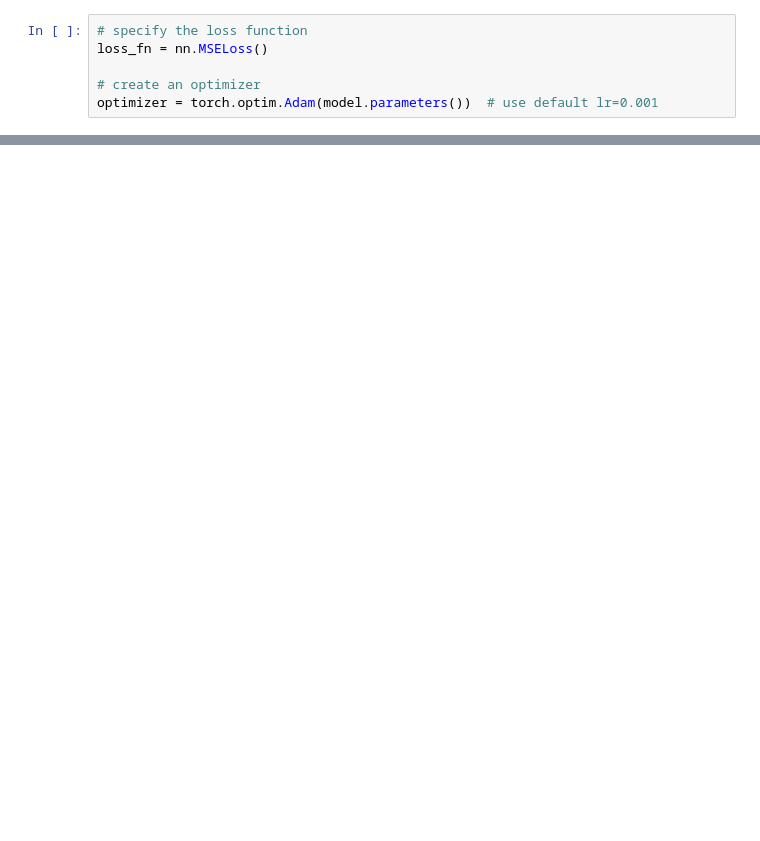
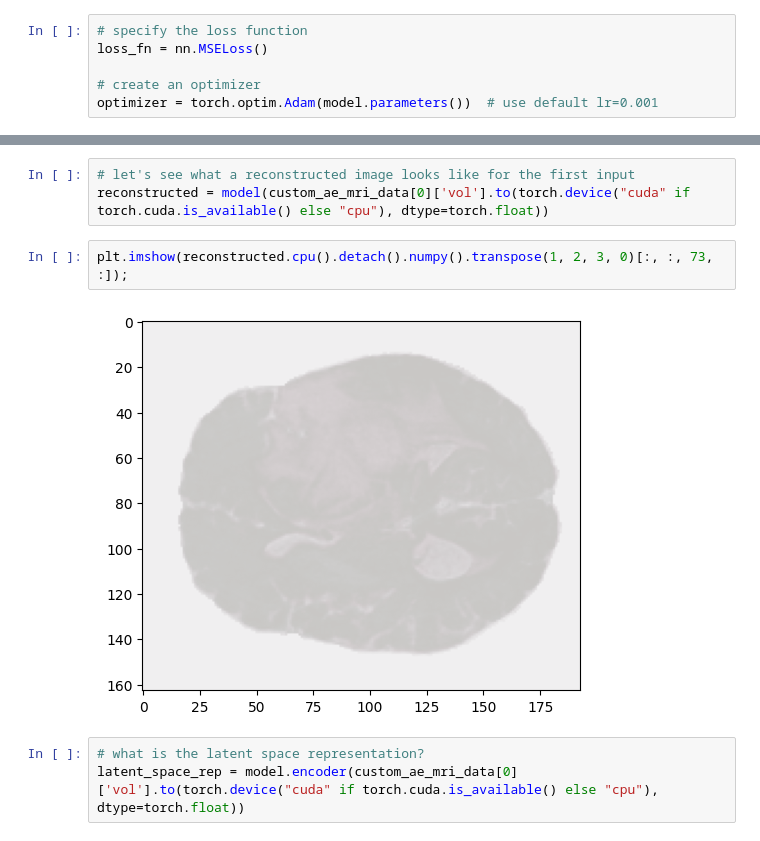
Before and after one commit to RiceD2KLab/BRAINNET, a Jupyter notebook: src/prototype_conv_autoencoder.ipynb, the cells around one changed output, grey strips where cells are left out. Drawn from its saved outputs; the diff is of its cells as text; blank space fills up the shorter version.

Commit message:
tests a run of the simple AE arch and visualizes a reconstructed image and latent space representation

```diff
--- a/src/prototype_conv_autoencoder.ipynb
+++ b/src/prototype_conv_autoencoder.ipynb
@@ -184,0 +202,10 @@ RuntimeError: ignored
+# %%
+# let's see what a reconstructed image looks like for the first input
+reconstructed = model(custom_ae_mri_data[0]['vol'].to(torch.device("cuda" if torch.cuda.is_available() else "cpu"), dtype=torch.float))
+# %%
+plt.imshow(reconstructed.cpu().detach().numpy().transpose(1, 2, 3, 0)[:, :, 73, :]);
+# %% [output]
+[figure, added]
+# %%
+# what is the latent space representation?
+latent_space_rep = model.encoder(custom_ae_mri_data[0]['vol'].to(torch.device("cuda" if torch.cuda.is_available() else "cpu"), dtype=torch.float))
```
Also changed, not shown: parts of 7 cells of this notebook.
